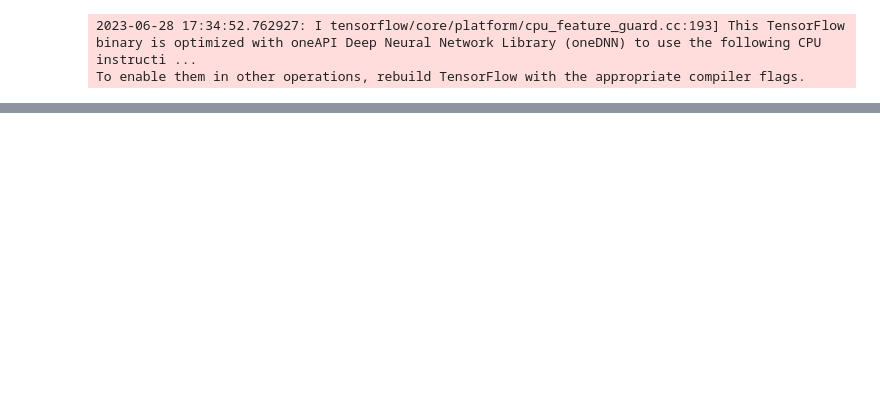
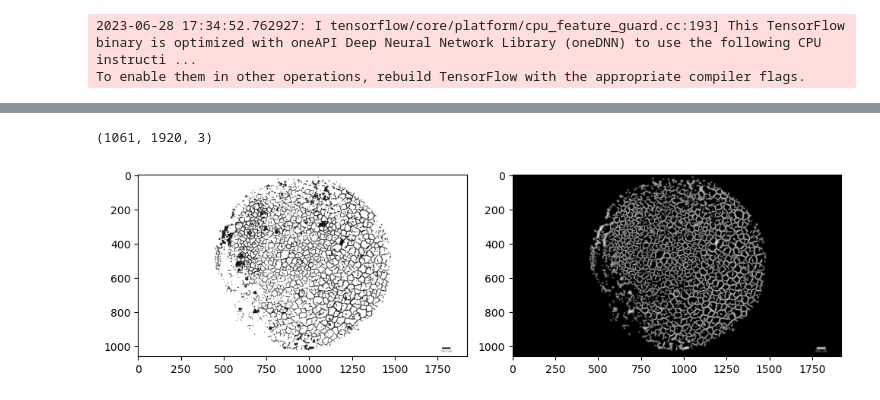
Before and after one commit to molel-gt/ssb, a Jupyter notebook: silicon_xct.ipynb, the cells around one changed output, grey strips where cells are left out. Saved outputs shown, nothing was run; the diff lists cells and outputs as text; code cells hidden in the pictures; blank space fills up the shorter version.

```diff
--- a/silicon_xct.ipynb
+++ b/silicon_xct.ipynb
@@ -47,0 +48,16 @@ plt.tight_layout()
+# %%
+idx = 1
+img = plt.imread(os.path.join(data_dir, 'segmented-crack-volumes/lithiated', str(idx).zfill(3) + ".tif"))
+# %%
+img_edges = filters.meijering(img)
+# %%
+img_edges.shape
+# %% [output]
+(1061, 1920, 3)
+# %%
+fig, ax  = plt.subplots(1, 2, figsize=(10, 4.5))
+ax[0].imshow(img)
+ax[1].imshow(img_edges)
+plt.tight_layout()
+# %% [output]
+[figure, added]
```
Also changed, not shown: parts of 4 cells of this notebook.
